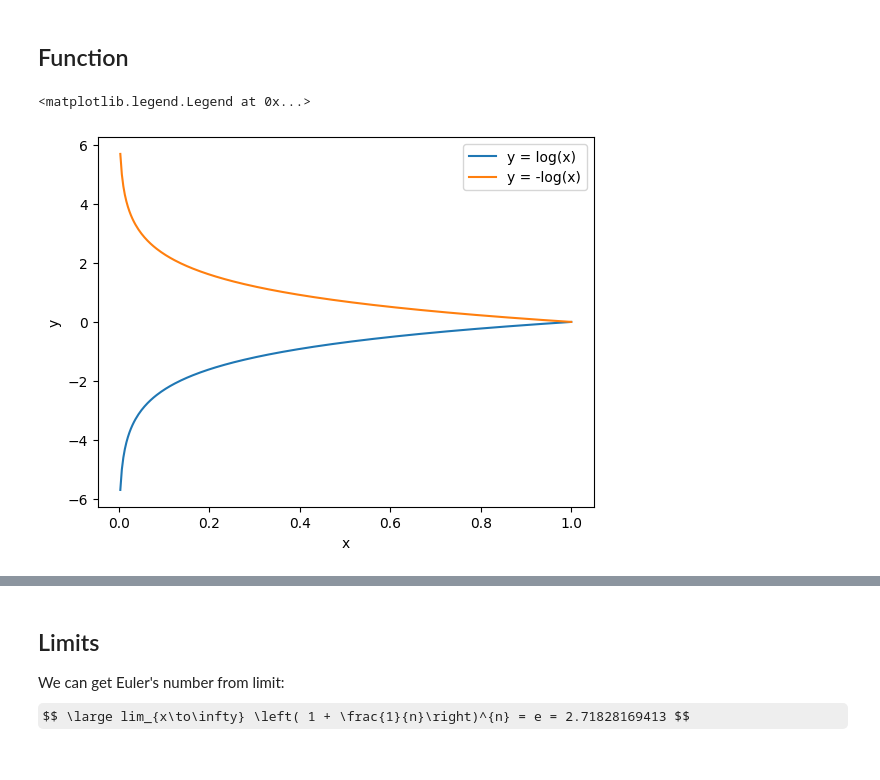
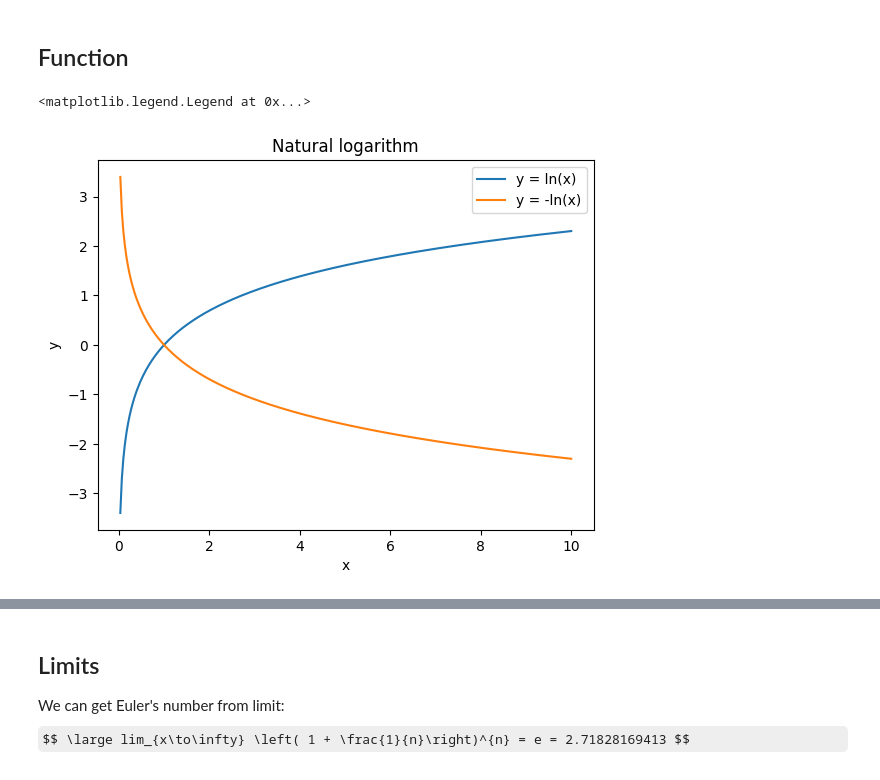
Before and after one commit to EvgeniiZorin/Handbook_Statistics-Probability-and-ML, a Jupyter notebook: _0_Mathematics.ipynb, the cells around one changed output, grey strips where cells are left out. Drawn from its saved outputs; the diff is of its cells as text; code cells hidden in the pictures; some formulas as TeX source.

```diff
--- a/_0_Mathematics.ipynb
+++ b/_0_Mathematics.ipynb
@@ -442,17 +494,18 @@ $$
 # %%
 import numpy as np
 import pandas as pd
 import matplotlib.pyplot as plt
 import seaborn as sns
 
-x = np.linspace(0, 1, 300)
+x = np.linspace(0, 10, 300)
 
-plt.plot(x, np.log(x), label='y = log(x)')
-plt.plot(x, -np.log(x), label='y = -log(x)')
+plt.plot(x, np.log(x), label='y = ln(x)')
+plt.plot(x, -np.log(x), label='y = -ln(x)')
 plt.xlabel('x')
 plt.ylabel('y')
+plt.title('Natural logarithm')
 
 plt.legend()
 # %% [output]
 <matplotlib.legend.Legend at 0x...>
-[figure, old version]
+[figure, new version]
```
Also changed, not shown: parts of 10 cells of this notebook, 3 other files.
